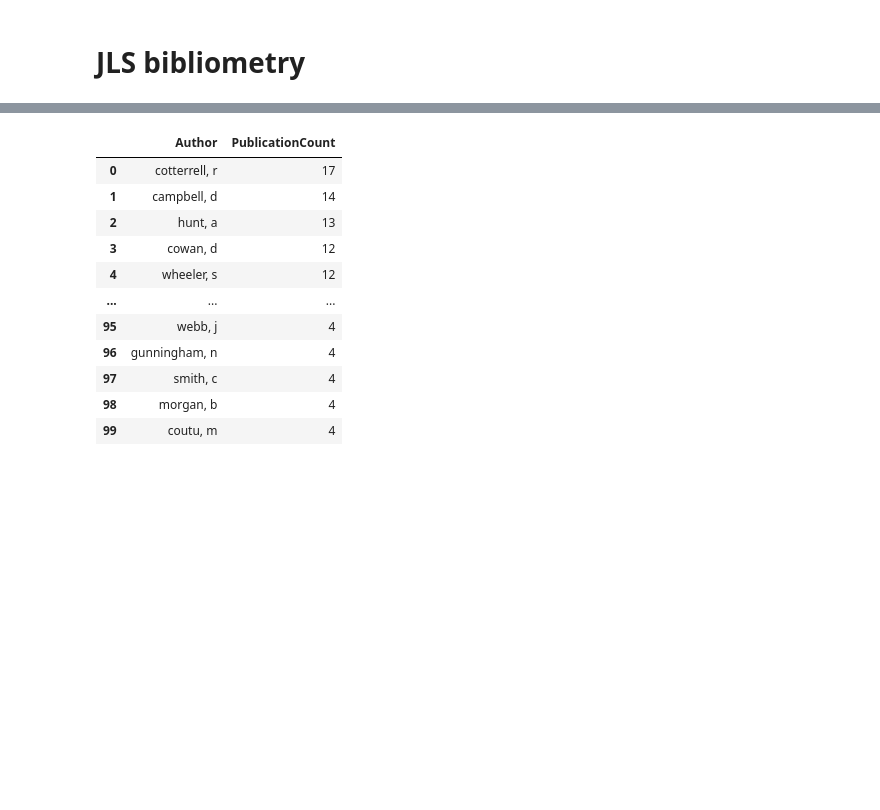
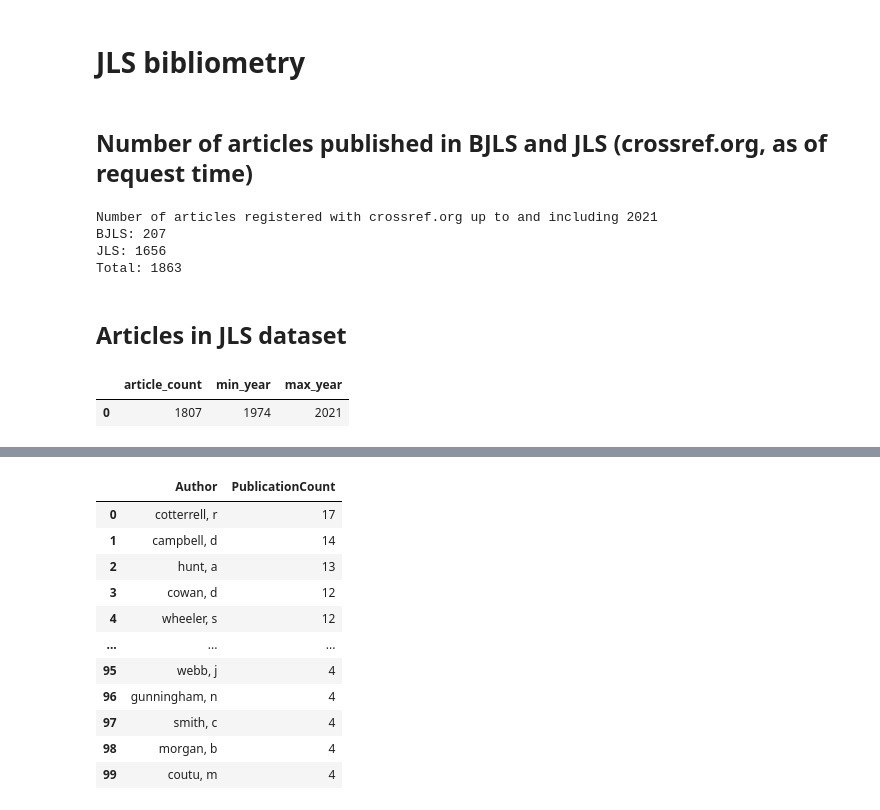
Before and after one commit to cboulanger/jls-bibliometry, a Jupyter notebook: jls-bibliometry.ipynb, the cells around one changed output, grey strips where cells are left out. Drawn from its saved outputs; the diff is of its cells as text; code cells hidden in the pictures; blank space fills up the shorter version.

Commit message:
Updates journal network

```diff
--- a/jls-bibliometry.ipynb
+++ b/jls-bibliometry.ipynb
@@ -1,2 +1,47 @@
 # %% [markdown]
 # JLS bibliometry
+# %% [markdown]
+## Number of articles published in BJLS and JLS (crossref.org, as of request time)
+# %%
+import requests
+
+def get_crossref_article_count(issn, year):
+    base_url = "https://api.crossref.org/journals"
+    request_url = f"{base_url}/{issn}/works?filter=until-pub-date:{year}-12-31&rows=0"  # Added rows=0 for efficiency
+    try:
+        response = requests.get(request_url)
+        response.raise_for_status()
+        data = response.json()
+        return data['message']['total-results']  # Corrected line
+
+    except requests.RequestException as e:
+        print(f"An error occurred: {e}")
+        return None
+
+year = 2021
+bjls_count = get_crossref_article_count('0306-3704', year)
+jls_count = get_crossref_article_count('0263-323X', year)
+print(f"Number of articles registered with crossref.org up to and including {year}")
+print(f"BJLS: {bjls_count}")
+print(f"JLS: {jls_count}")
+print(f"Total: {bjls_count + jls_count}")
+# %% [output]
+Number of articles registered with crossref.org up to and including 2021
+BJLS: 207
+JLS: 1656
+Total: 1863
+# %% [markdown]
+## Articles in JLS dataset
+# %%
+
+query ="""
+match (w:Work) where w.container = "j law soc"
+return count(w) as article_count,
+min(w.year) as min_year,
+max(w.year) as max_year
+"""
+from scripts.utils import get_graph
+get_graph("jls3").run(query).to_data_frame()
+# %% [output]
+|  | article_count | min_year | max_year |
+| 0 | 1807 | 1974 | 2021 |
```
Also changed, not shown: parts of 3 cells of this notebook, 6 other files.
